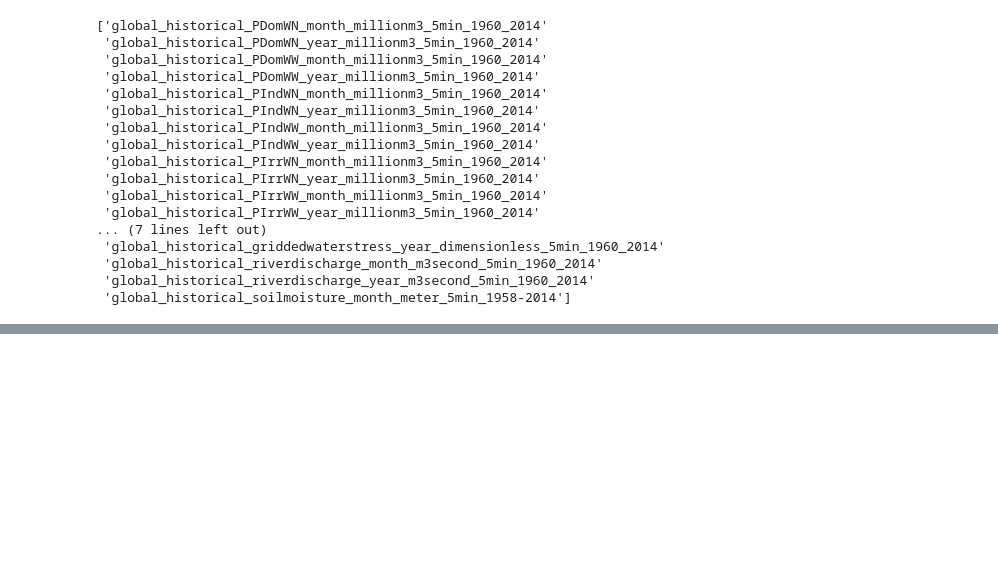
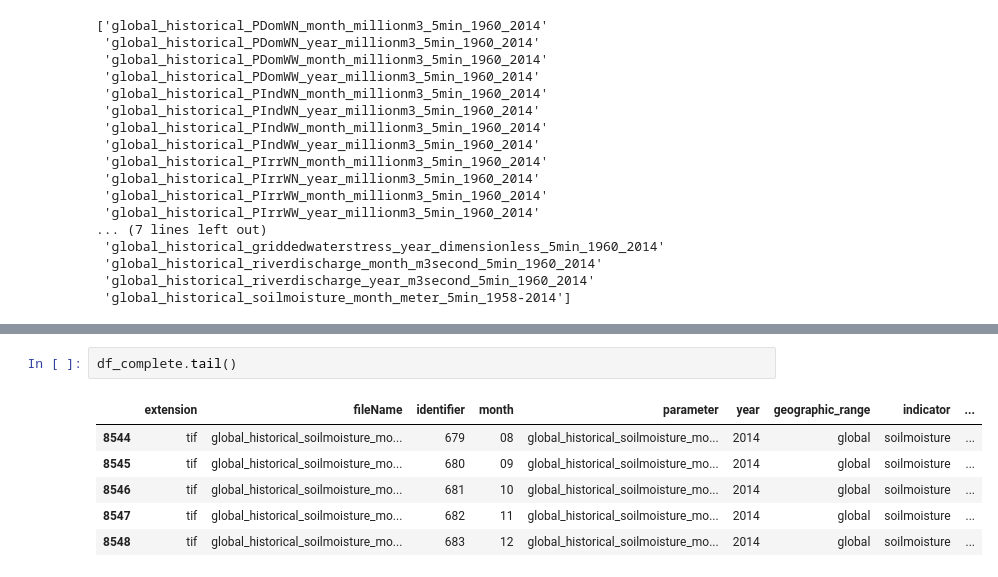
Before and after one commit to wri/Aqueduct30Docker, a Jupyter notebook: notebooks/production/Y2017M08D02_RH_Ingest_GCS_EE_V01.ipynb, the cells around one changed output, grey strips where cells are left out. Drawn from its saved outputs; the diff is of its cells as text; blank space fills up the shorter version.

```diff
--- a/notebooks/production/Y2017M08D02_RH_Ingest_GCS_EE_V01.ipynb
+++ b/notebooks/production/Y2017M08D02_RH_Ingest_GCS_EE_V01.ipynb
@@ -148,0 +224,9 @@ splitParameter("global_historical_PDomWN_month_millionm3_5min_1960_2014")
+# %%
+df_complete.tail()
+# %% [output]
+|  | extension | fileName | identifier | month | parameter | year | geographic_range | indicator | ... |
+| 8544 | tif | global_historical_soilmoisture_mo... | 679 | 08 | global_historical_soilmoisture_mo... | 2014 | global | soilmoisture | ... |
+| 8545 | tif | global_historical_soilmoisture_mo... | 680 | 09 | global_historical_soilmoisture_mo... | 2014 | global | soilmoisture | ... |
+| 8546 | tif | global_historical_soilmoisture_mo... | 681 | 10 | global_historical_soilmoisture_mo... | 2014 | global | soilmoisture | ... |
+| 8547 | tif | global_historical_soilmoisture_mo... | 682 | 11 | global_historical_soilmoisture_mo... | 2014 | global | soilmoisture | ... |
+| 8548 | tif | global_historical_soilmoisture_mo... | 683 | 12 | global_historical_soilmoisture_mo... | 2014 | global | soilmoisture | ... |
```
Also changed, not shown: parts of 18 cells of this notebook, 3 other files.
